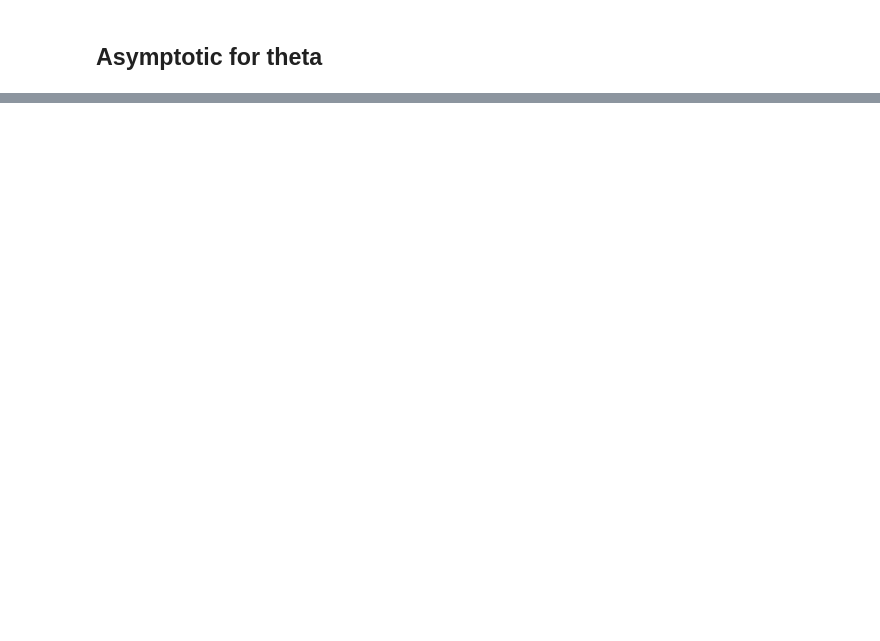
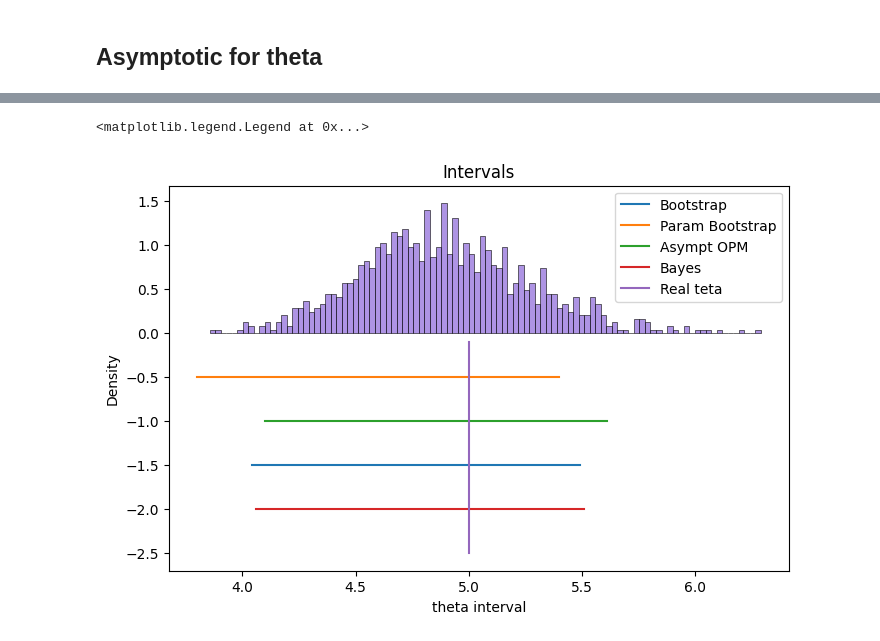
Before and after one commit to SAFUANlip/MathStat, a Jupyter notebook: T5.ipynb, the cells around one changed output, grey strips where cells are left out. Cells and saved outputs as stored; diff of their text form; code cells hidden in the pictures; blank space fills up the shorter version.

```diff
--- a/T5.ipynb
+++ b/T5.ipynb
@@ -46,0 +85,6 @@ bootstrap interval for theta : (3.844506157711658, 5.461518453181821) real theta
+# %%
+x_prod = x.prod()
+res = quad(integrand, 1, np.inf, args=(decimal.Decimal(x_prod), decimal.Decimal(n)))
+# %%
+c = 1/res[0]
+c
@@ -46,0 +93,17 @@ bootstrap interval for theta : (3.844506157711658, 5.461518453181821) real theta
+# %%
+def integrand_с(tet, x_prod, n, c):
+    return decimal.Decimal(c)*((decimal.Decimal(tet - 1))**decimal.Decimal(n))*np.exp(decimal.Decimal(1-tet))/decimal.Decimal(decimal.Decimal(x_prod)**decimal.Decimal(tet))
+# %%
+%%time
+
+b1_bay = 0
+b2_bay = teta*10
+
+for y in np.linspace(3.5, 6, num = 1000):
+    res_low = quad(integrand_с, 1, y, args=(decimal.Decimal(x_prod), decimal.Decimal(n), decimal.Decimal(c)))
+    res_high = quad(integrand_с, y, np.inf, args=(decimal.Decimal(x_prod), decimal.Decimal(n), decimal.Decimal(c)))
+    if abs(res_high[0] - 0.025) < 0.001 and y < b2_bay :
+        b2_bay = y
+    if abs(res_low[0] - 0.025) < 0.001:
+        b1_bay = y
+b1_bay, b2_bay
@@ -46,0 +116,20 @@ bootstrap interval for theta : (3.844506157711658, 5.461518453181821) real theta
+# %%
+fig, ax = plt.subplots(figsize=(8,5))
+
+ax.plot([b1_boot, b2_boot], [-1.5, -1.5], label = 'Bootstrap')
+ax.plot([b1_boot_par, b2_boot_par], [-0.5, -0.5], label = 'Param Bootstrap')
+ax.plot([as_b1, as_b2], [-1, -1], label = 'Asympt OPM')
+
+ax.plot([b1_bay, b2_bay], [-2, -2], label = 'Bayes')
+ax.plot([teta, teta], [-2.5,-0.1], label = 'Real teta')
+
+sns.histplot(teta_boot, ax = ax, bins = n, color = 'MediumPurple', stat = 'density')
+
+ax.set_title('Intervals')
+
+ax.set_xlabel('theta interval')
+
+ax.legend(loc = 'best')
+# %% [output]
+<matplotlib.legend.Legend at 0x...>
+[figure, added]
```
Also changed, not shown: parts of 18 cells of this notebook.
